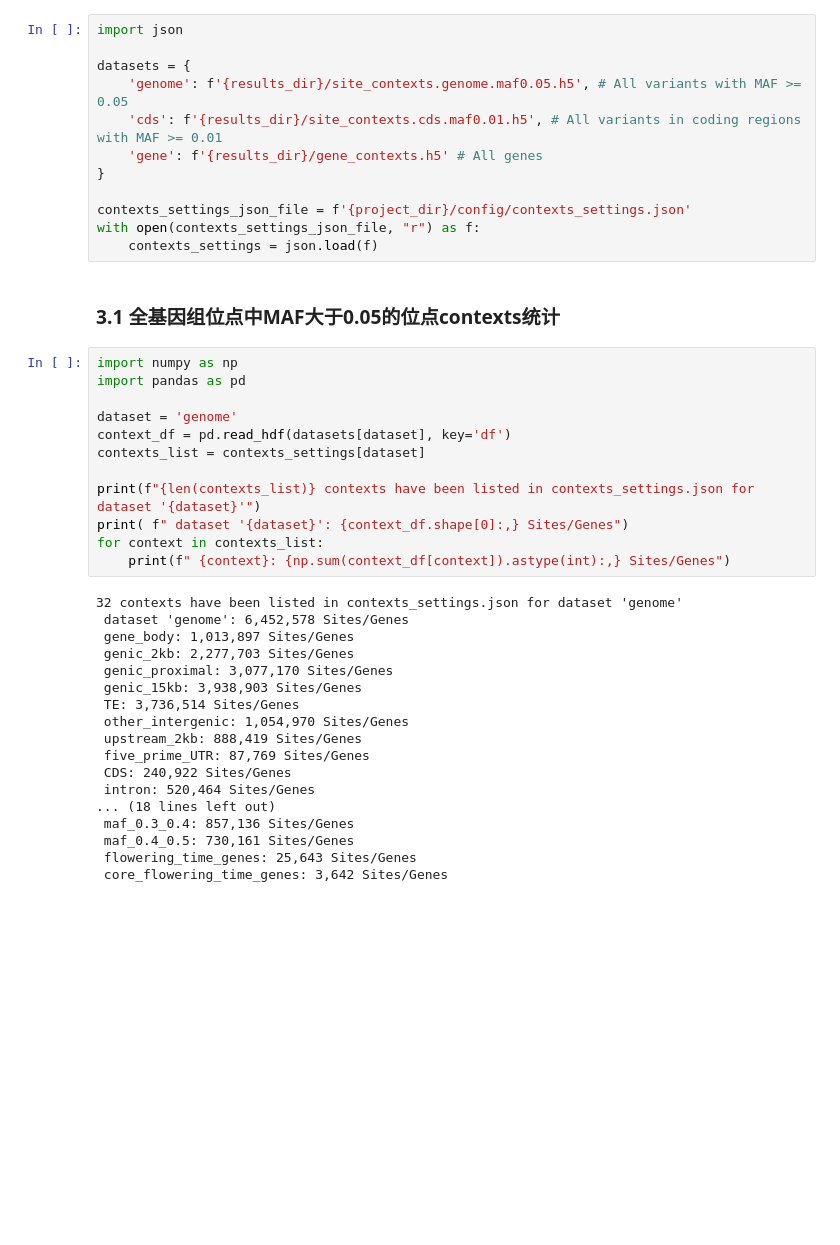
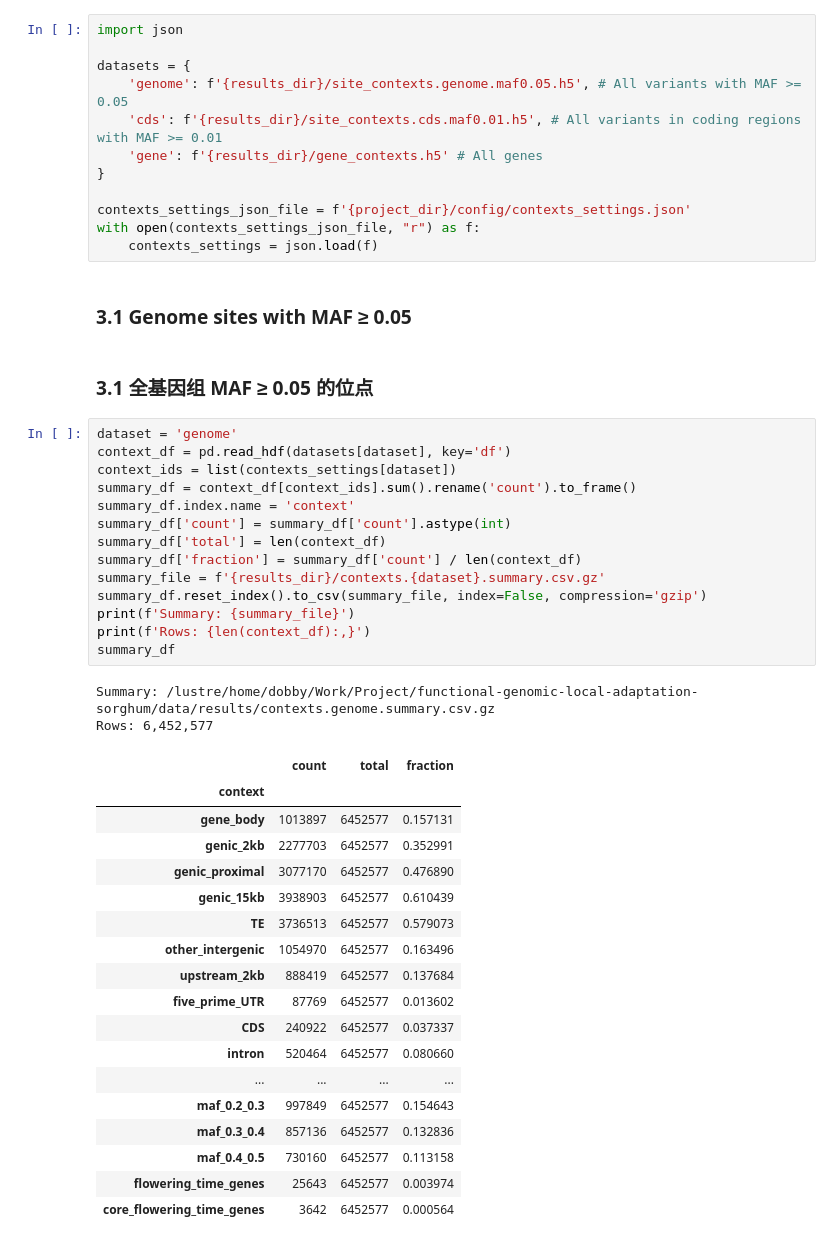
Before and after one commit to SouthernCD/functional-genomic-local-adaptation-sorghum, a Jupyter notebook: notebooks/01_define_and_build_genomic_contexts.ipynb, the cells around one changed output. Drawn from its saved outputs; the diff is of its cells as text; blank space fills up the shorter version.

```diff
--- a/notebooks/01_define_and_build_genomic_contexts.ipynb
+++ b/notebooks/01_define_and_build_genomic_contexts.ipynb
@@ -485,35 +912,42 @@ contexts_settings_json_file = f'{project_dir}/config/contexts_settings.json'
 with open(contexts_settings_json_file, "r") as f:
     contexts_settings = json.load(f)
 # %% [markdown]
-### 3.1 全基因组位点中MAF大于0.05的位点contexts统计
+### 3.1 Genome sites with MAF ≥ 0.05
+# %% [markdown]
+### 3.1 全基因组 MAF ≥ 0.05 的位点
 # %%
-import numpy as np
-import pandas as pd
-
 dataset = 'genome'
 context_df = pd.read_hdf(datasets[dataset], key='df')
-contexts_list = contexts_settings[dataset]
-
-print(f"{len(contexts_list)} contexts have been listed in contexts_settings.json for dataset '{dataset}'")
-print( f" dataset '{dataset}': {context_df.shape[0]:,} Sites/Genes")
-for context in contexts_list:
-    print(f" {context}: {np.sum(context_df[context]).astype(int):,} Sites/Genes")
+context_ids = list(contexts_settings[dataset])
+summary_df = context_df[context_ids].sum().rename('count').to_frame()
+summary_df.index.name = 'context'
+summary_df['count'] = summary_df['count'].astype(int)
+summary_df['total'] = len(context_df)
+summary_df['fraction'] = summary_df['count'] / len(context_df)
+summary_file = f'{results_dir}/contexts.{dataset}.summary.csv.gz'
+summary_df.reset_index().to_csv(summary_file, index=False, compression='gzip')
+print(f'Summary: {summary_file}')
+print(f'Rows: {len(context_df):,}')
+summary_df
 # %% [output]
-32 contexts have been listed in contexts_settings.json for dataset 'genome'
- dataset 'genome': 6,452,578 Sites/Genes
- gene_body: 1,013,897 Sites/Genes
- genic_2kb: 2,277,703 Sites/Genes
- genic_proximal: 3,077,170 Sites/Genes
- genic_15kb: 3,938,903 Sites/Genes
- TE: 3,736,514 Sites/Genes
- other_intergenic: 1,054,970 Sites/Genes
- upstream_2kb: 888,419 Sites/Genes
- five_prime_UTR: 87,769 Sites/Genes
- CDS: 240,922 Sites/Genes
- intron: 520,464 Sites/Genes
-... (18 lines left out)
- maf_0.3_0.4: 857,136 Sites/Genes
- maf_0.4_0.5: 730,161 Sites/Genes
- flowering_time_genes: 25,643 Sites/Genes
- core_flowering_time_genes: 3,642 Sites/Genes
+Summary: /lustre/home/dobby/Work/Project/functional-genomic-local-adaptation-sorghum/data/results/contexts.genome.summary.csv.gz
+Rows: 6,452,577
+|  | count | total | fraction |
+| context |  |  |  |
+| gene_body | 1013897 | 6452577 | 0.157131 |
+| genic_2kb | 2277703 | 6452577 | 0.352991 |
+| genic_proximal | 3077170 | 6452577 | 0.476890 |
+| genic_15kb | 3938903 | 6452577 | 0.610439 |
+| TE | 3736513 | 6452577 | 0.579073 |
+| other_intergenic | 1054970 | 6452577 | 0.163496 |
+| upstream_2kb | 888419 | 6452577 | 0.137684 |
+| five_prime_UTR | 87769 | 6452577 | 0.013602 |
+| CDS | 240922 | 6452577 | 0.037337 |
+| intron | 520464 | 6452577 | 0.080660 |
+| ... | ... | ... | ... |
+| maf_0.2_0.3 | 997849 | 6452577 | 0.154643 |
+| maf_0.3_0.4 | 857136 | 6452577 | 0.132836 |
+| maf_0.4_0.5 | 730160 | 6452577 | 0.113158 |
+| flowering_time_genes | 25643 | 6452577 | 0.003974 |
+| core_flowering_time_genes | 3642 | 6452577 | 0.000564 |
 # %% [markdown]
```
Also changed, not shown: parts of 96 cells of this notebook, 7 other files.
